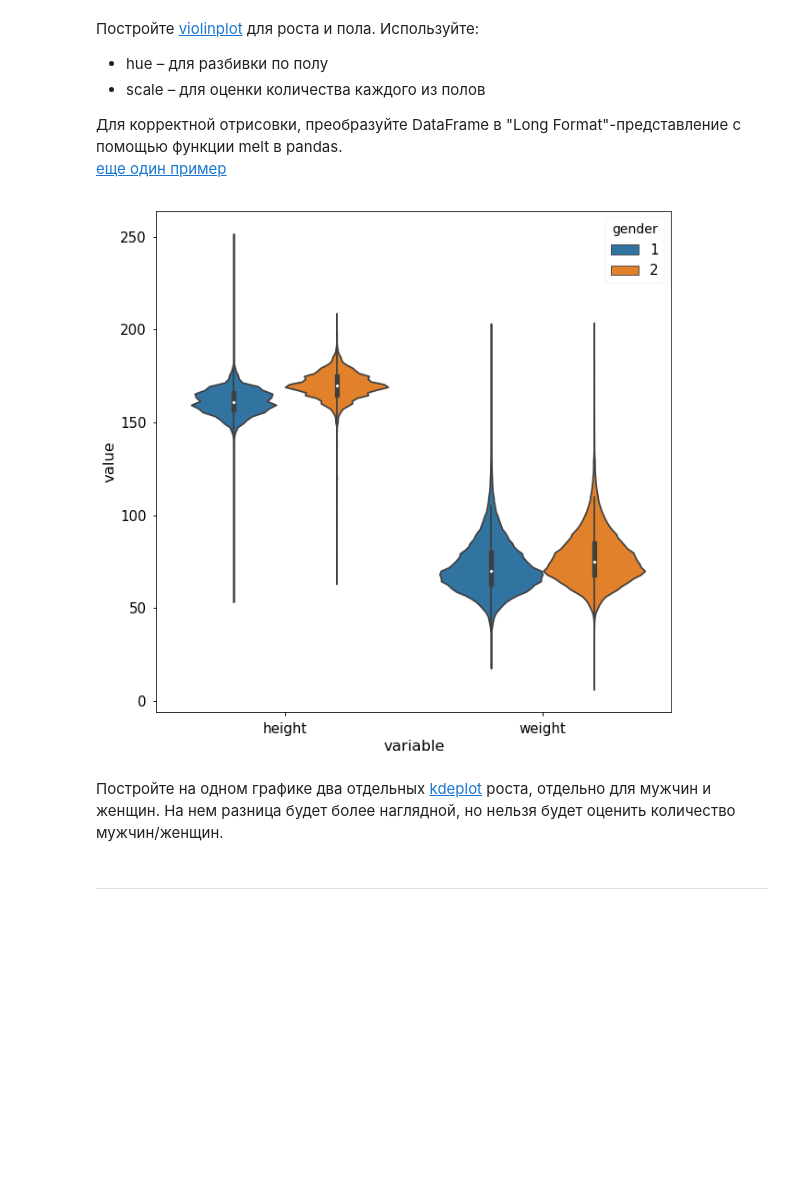
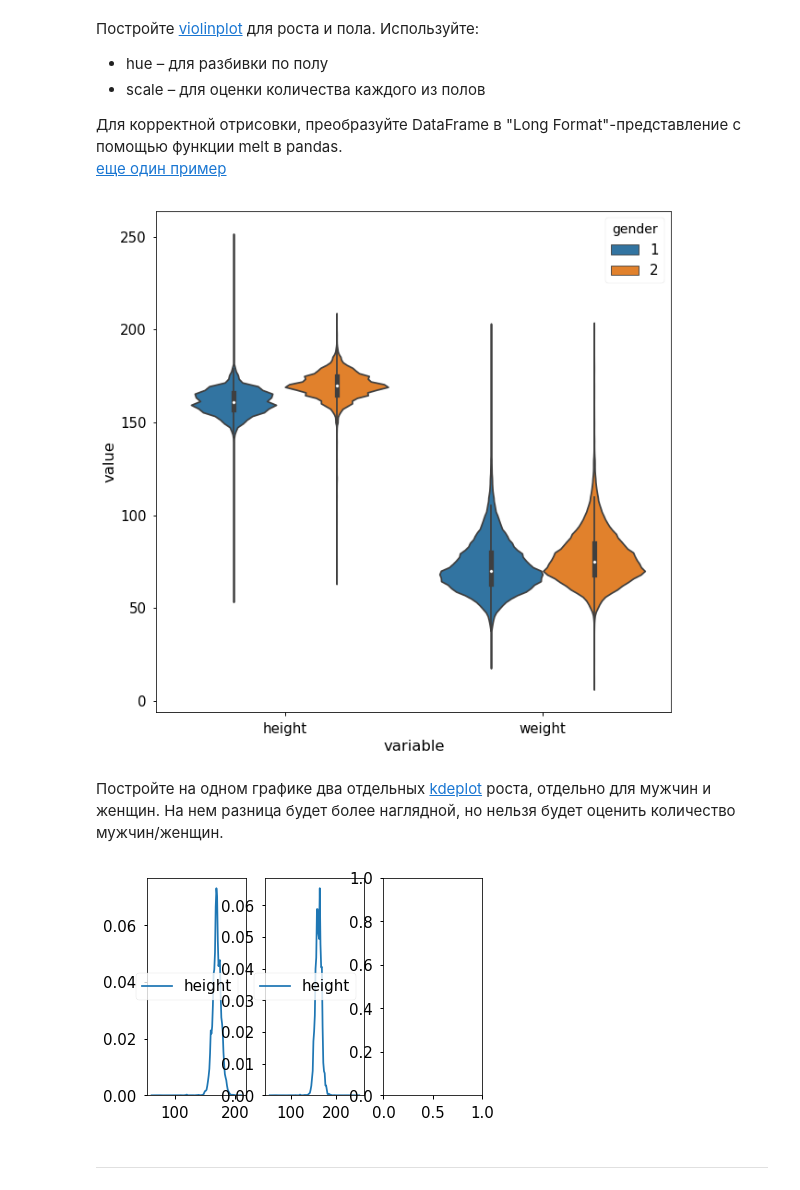
Before and after one commit to Kryvonis/ml_open, a Jupyter notebook: hw2_session3_visual_data_analysis.ipynb, the cells around one changed output. Cells and saved outputs as stored; diff of their text form; code cells hidden in the pictures; blank space fills up the shorter version.

```diff
--- a/hw2_session3_visual_data_analysis.ipynb
+++ b/hw2_session3_visual_data_analysis.ipynb
@@ -232,16 +232,11 @@ Name: height, dtype: float64
 <br>
 [еще один пример](https://stackoverflow.com/a/41575149/3338479)
 # %%
-# Ваш код здесь
-df = pd.melt(df, value_vars=['A', 'B'], id_vars='Success')
-sns.violinplot(x='variable', y='value', hue='Success', data=df)
+plt.subplots(figsize=(10,10))
+df = pd.melt(train, value_vars=['height','weight'], id_vars='gender')
+sns.violinplot(x='variable', y='value', hue='gender',data=df);
 plt.show()
+# %% [output]
+[figure, added]
-# %%
-plt.subplots(figsize=(10,10))
-df = pd.melt(train, value_vars=['height','weight'], id_vars='gender')
-sns.violinplot(x='variable', y='value', hue='gender', data=df);
-plt.show()
-# %% [output]
-[figure, removed]
 # %% [markdown]
 Постройте на одном графике два отдельных [kdeplot](https://seaborn.pydata.org/generated/seaborn.kdeplot.html) роста, отдельно для мужчин и женщин. На нем разница будет более наглядной, но нельзя будет оценить количество мужчин/женщин.
@@ -250,3 +243,12 @@ plt.show()
+# %%
+# Ваш код здесь
+df_man = train[train['gender']==2]['height']
+df_w = train[train['gender']==1]['height']
+ig, axs = plt.subplots(ncols=3)
+sns.kdeplot(df_man,ax=axs[0]);
+sns.kdeplot(df_w,ax=axs[1]);
+# %% [output]
+[figure, added]
 # %% [markdown]
 ---
 # %% [markdown]
```
Also changed, not shown: parts of 1 cell of this notebook.
